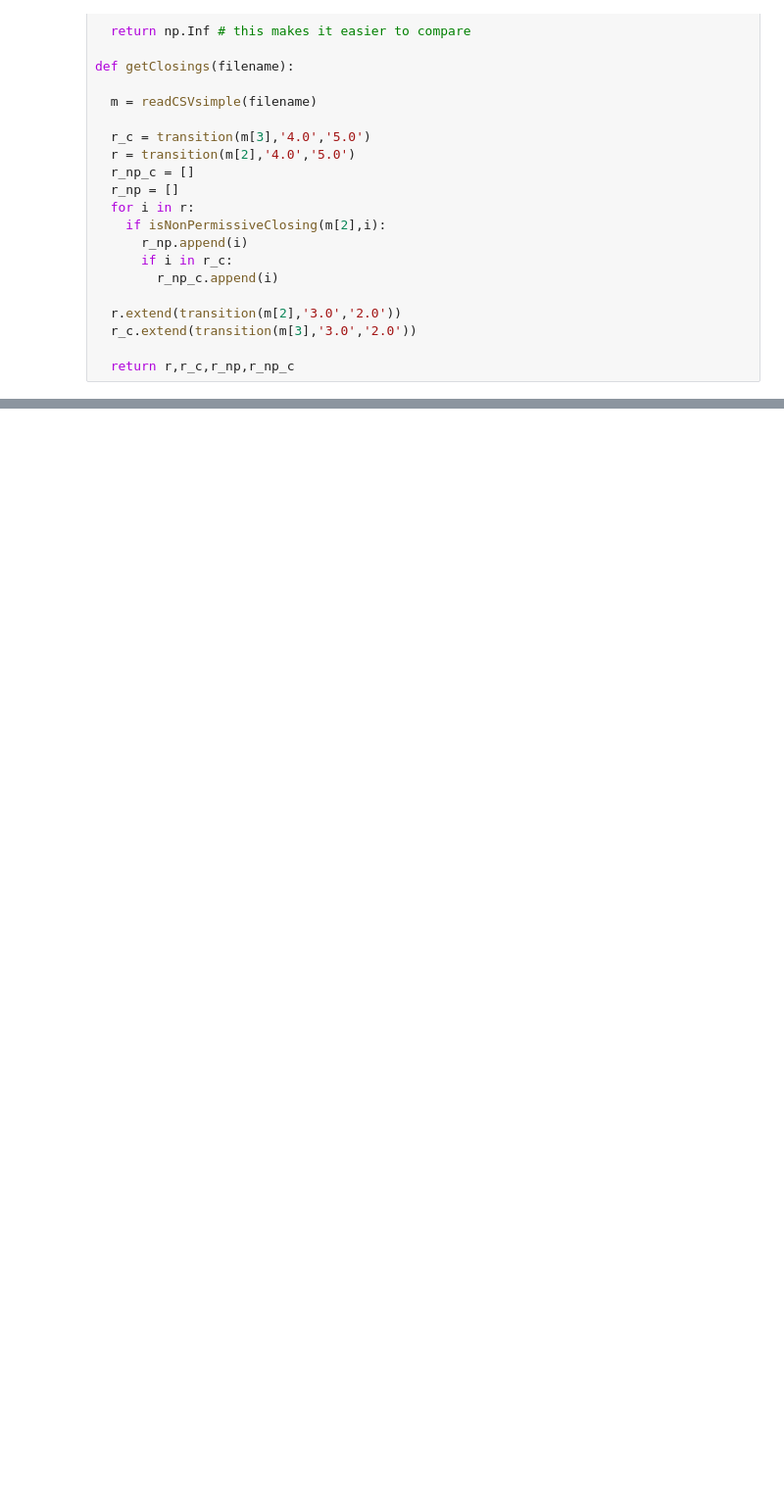
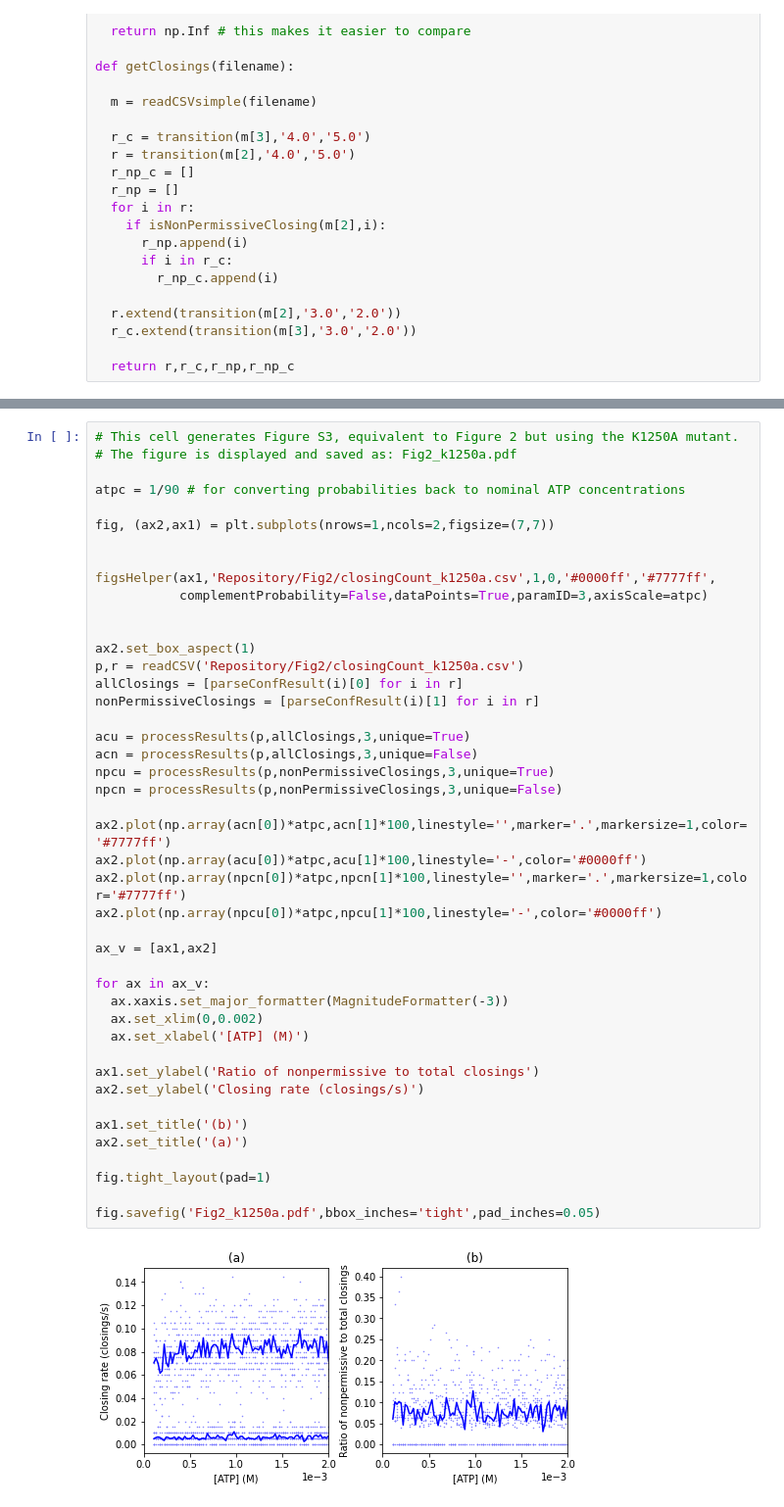
Before and after one commit to andreweckford/PatchClampFactorGraphEM, a Jupyter notebook: data-repository-and-figures/Figure generation notebook for _Bayesian Inference Reveals Permissive and Nonpermissive Channel Closings in CFTR_.ipynb, the cells around one changed output, grey strips where cells are left out. Shown at 98% size. Saved outputs shown, nothing was run; the diff lists cells and outputs as text; blank space fills up the shorter version.

```diff
--- a/data-repository-and-figures/Figure generation notebook for _Bayesian Inference Reveals Permissive and Nonpermissive Channel Closings in CFTR_.ipynb
+++ b/data-repository-and-figures/Figure generation notebook for _Bayesian Inference Reveals Permissive and Nonpermissive Channel Closings in CFTR_.ipynb
@@ -483,0 +484,46 @@ fig.savefig('Fig4.pdf',bbox_inches='tight',pad_inches=0.05)
+# %%
+# This cell generates Figure S3, equivalent to Figure 2 but using the K1250A mutant.
+# The figure is displayed and saved as: Fig2_k1250a.pdf
+
+atpc = 1/90 # for converting probabilities back to nominal ATP concentrations
+
+fig, (ax2,ax1) = plt.subplots(nrows=1,ncols=2,figsize=(7,7))
+
+
+figsHelper(ax1,'Repository/Fig2/closingCount_k1250a.csv',1,0,'#0000ff','#7777ff',
+           complementProbability=False,dataPoints=True,paramID=3,axisScale=atpc)
+
+
+ax2.set_box_aspect(1)
+p,r = readCSV('Repository/Fig2/closingCount_k1250a.csv')
+allClosings = [parseConfResult(i)[0] for i in r]
+nonPermissiveClosings = [parseConfResult(i)[1] for i in r]
+
+acu = processResults(p,allClosings,3,unique=True)
+acn = processResults(p,allClosings,3,unique=False)
+npcu = processResults(p,nonPermissiveClosings,3,unique=True)
+npcn = processResults(p,nonPermissiveClosings,3,unique=False)
+
+ax2.plot(np.array(acn[0])*atpc,acn[1]*100,linestyle='',marker='.',markersize=1,color='#7777ff')
+ax2.plot(np.array(acu[0])*atpc,acu[1]*100,linestyle='-',color='#0000ff')
+ax2.plot(np.array(npcn[0])*atpc,npcn[1]*100,linestyle='',marker='.',markersize=1,color='#7777ff')
+ax2.plot(np.array(npcu[0])*atpc,npcu[1]*100,linestyle='-',color='#0000ff')
+
+ax_v = [ax1,ax2]
+
+for ax in ax_v:
+  ax.xaxis.set_major_formatter(MagnitudeFormatter(-3))
+  ax.set_xlim(0,0.002)
+  ax.set_xlabel('[ATP] (M)')
+
+ax1.set_ylabel('Ratio of nonpermissive to total closings')
+ax2.set_ylabel('Closing rate (closings/s)')
+
+ax1.set_title('(b)')
+ax2.set_title('(a)')
+
+fig.tight_layout(pad=1)
+
+fig.savefig('Fig2_k1250a.pdf',bbox_inches='tight',pad_inches=0.05)
+# %% [output]
+[figure, added]
```
Also changed, not shown: parts of 5 cells of this notebook, 19 other files.
